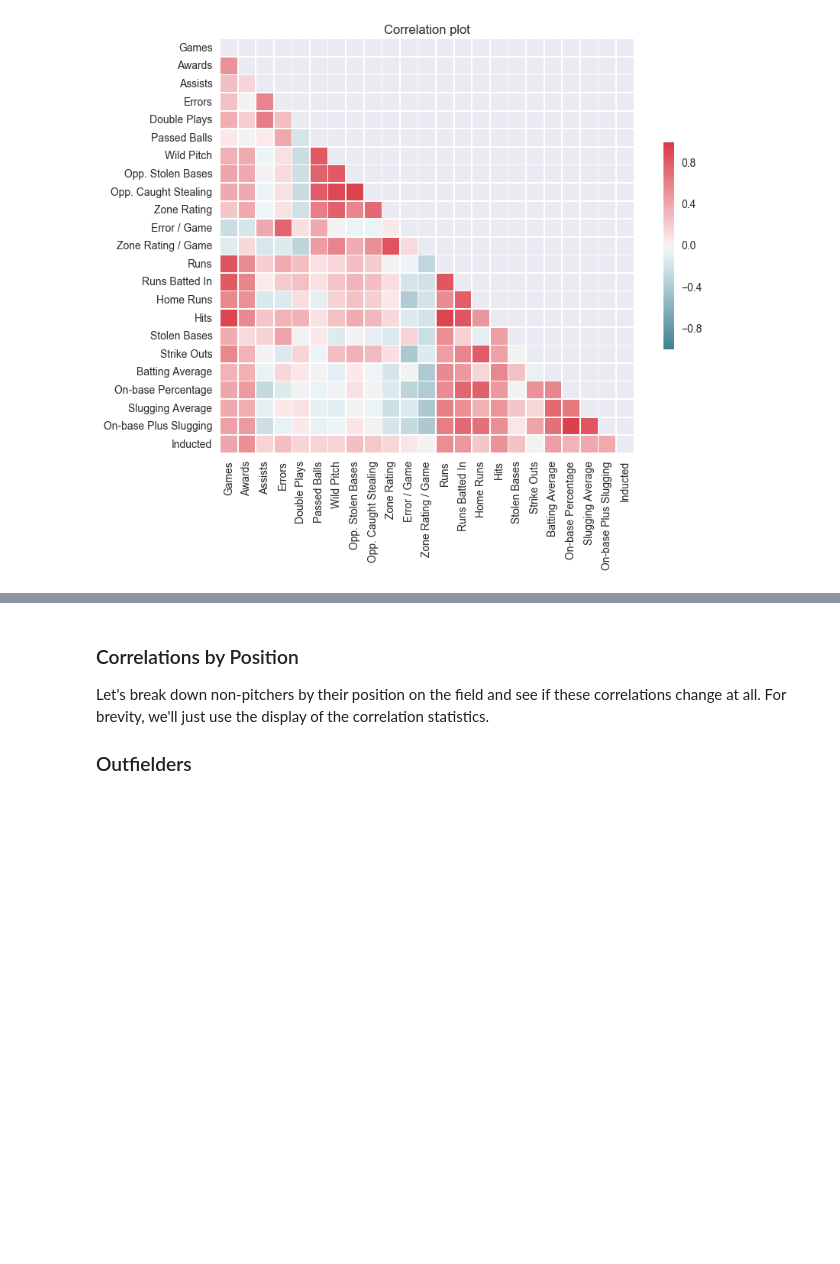
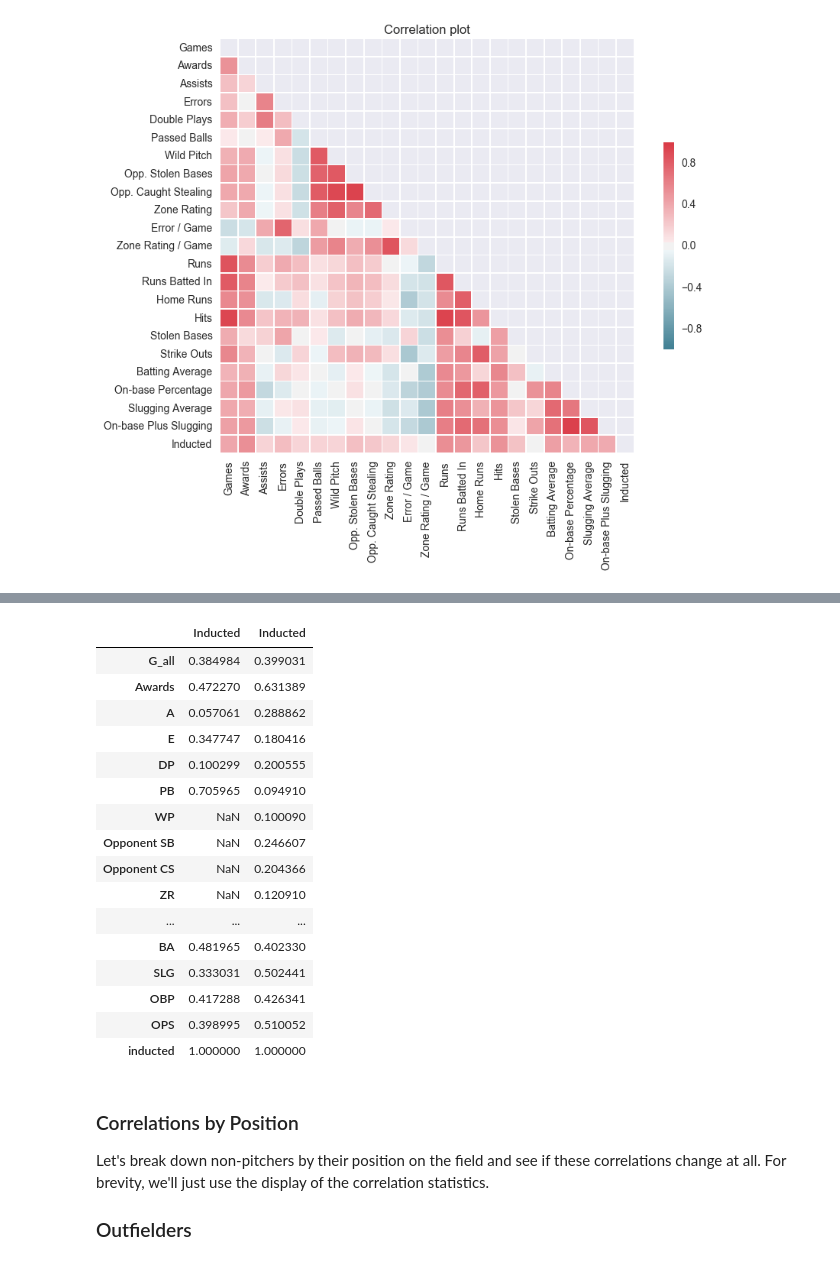
Before and after one commit to hueykwik/baseballhof, a Jupyter notebook: Baseball Hall of Fame Analysis.ipynb, the cells around one changed output, grey strips where cells are left out. Saved outputs shown, nothing was run; the diff lists cells and outputs as text; code cells hidden in the pictures; blank space fills up the shorter version.

```diff
--- a/Baseball Hall of Fame Analysis.ipynb
+++ b/Baseball Hall of Fame Analysis.ipynb
@@ -362,3 +351,36 @@ def create_corr_plot(df, show_plot=True):
+# %%
+def create_corr_df(df):
+    fielding_cols = ['A', 'E', 'DP', 'PB', 'WP', 'Opponent SB', 'Opponent CS', 'ZR', 'E/G', 'ZR/G']
+    batting_cols = ['R', 'RBI', 'HR', 'H', 'SB', 'SO', 'BA', 'SLG', 'OBP', 'OPS']
+    other_cols = ['G_all', 'Awards']
+
+    # Human readable versions of statistics.
+    fielding_human = ['Assists', 'Errors', 'Double Plays', 'Passed Balls',
+                      'Wild Pitch', 'Opp. Stolen Bases', 'Opp. Caught Stealing',
+                     'Zone Rating', 'Error / Game', 'Zone Rating / Game']
+    batting_human = ['Runs', 'Runs Batted In', 'Home Runs',
+                        'Hits', 'Stolen Bases', 'Strike Outs', 'Batting Average',
+                        'On-base Percentage', 'Slugging Average', 'On-base Plus Slugging']
+    other_human = ['Games', 'Awards']
+
+    cols = other_cols + fielding_cols + batting_cols
+    cols.append('inducted')
+
+    corr = df[cols].corr()
+    corr.columns = other_human + fielding_human + batting_human + ['Inducted']
+
+    corr.index = list(corr.columns)
+
+    return corr
+
+def create_corr_plot(df, show_plot=True):
+    corr = create_corr_df(df)
+
+    display(corr.loc['inducted'].sort_values(ascending=False))
+    if show_plot == True:
+        corr_plot(corr)
+
+    return corr
 # %% [markdown]
 As shown below, the offensive statistics as well as game played have higher correlation with induction than any of the fielding statistics listed below.
 
@@ -426,3 +465,29 @@ Name: inducted, dtype: float64
+# %%
+of = create_corr_df(non_pitchers.loc[non_pitchers.Position == 'OF'])['Inducted']
+c = create_corr_df(non_pitchers.loc[non_pitchers.Position == 'C'])['Inducted']
+
+#pd.concat(p, p2)
+#display(p['Inducted'])
+#display(p2['Inducted'])
+pd.concat([of, c], axis=1)
+# %% [output]
+|  | Inducted | Inducted |
+| G_all | 0.384984 | 0.399031 |
+| Awards | 0.472270 | 0.631389 |
+| A | 0.057061 | 0.288862 |
+| E | 0.347747 | 0.180416 |
+| DP | 0.100299 | 0.200555 |
+| PB | 0.705965 | 0.094910 |
+| WP | NaN | 0.100090 |
+| Opponent SB | NaN | 0.246607 |
+| Opponent CS | NaN | 0.204366 |
+| ZR | NaN | 0.120910 |
+| ... | ... | ... |
+| BA | 0.481965 | 0.402330 |
+| SLG | 0.333031 | 0.502441 |
+| OBP | 0.417288 | 0.426341 |
+| OPS | 0.398995 | 0.510052 |
+| inducted | 1.000000 | 1.000000 |
 # %% [markdown]
 ### Correlations by Position
 Let's break down non-pitchers by their position on the field and see if these correlations change at all. For brevity, we'll just use the display of the correlation statistics.
```
Also changed, not shown: parts of 6 cells of this notebook.
